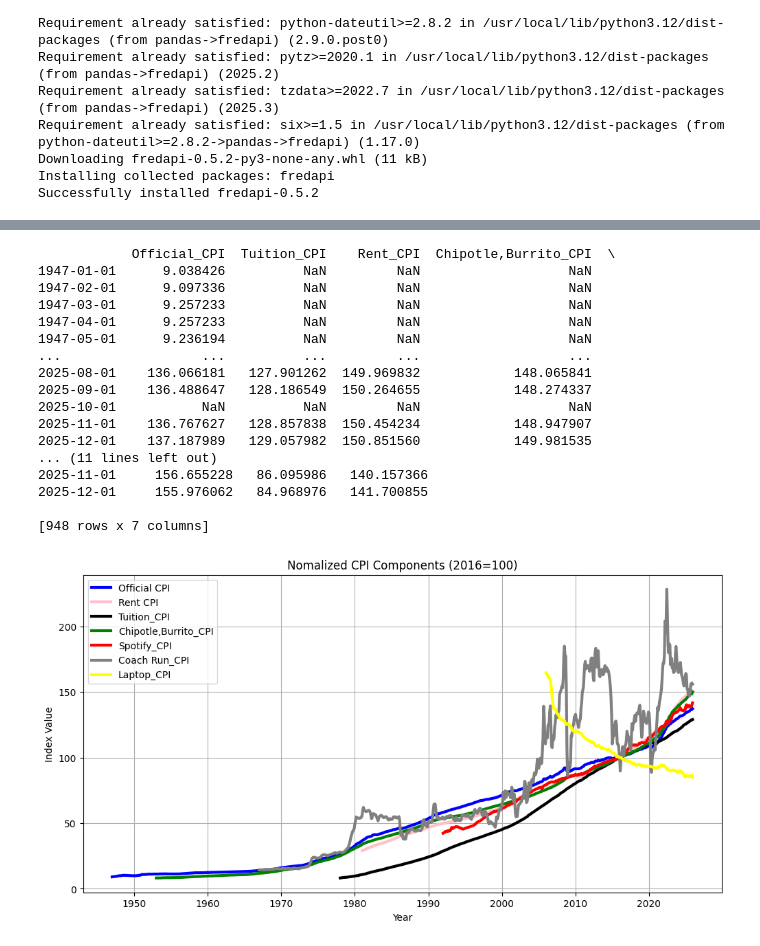
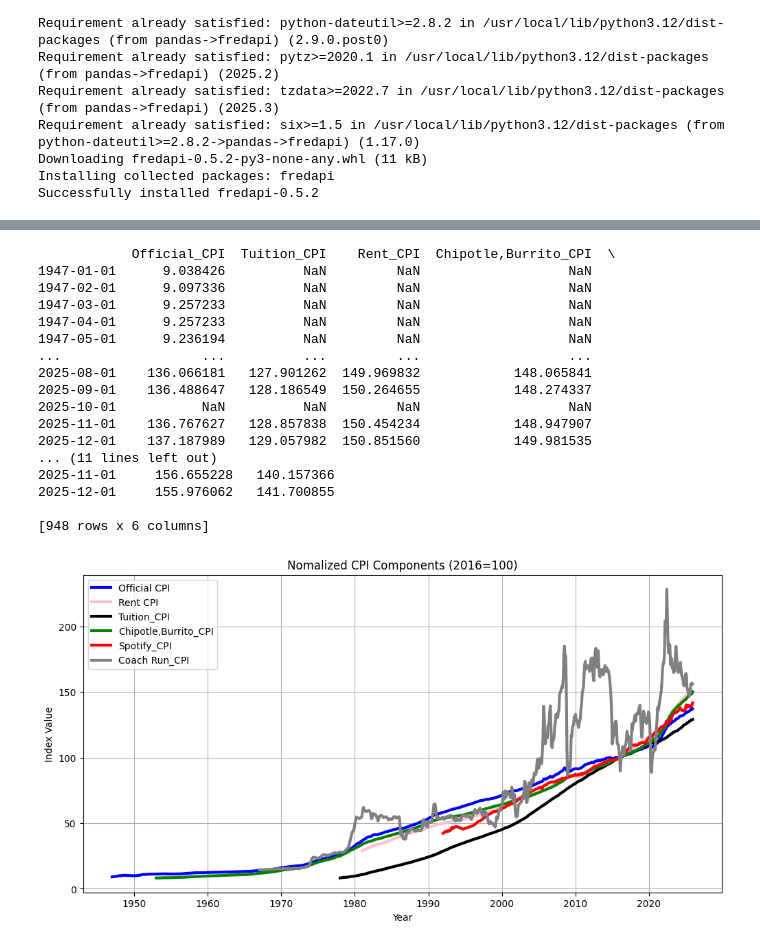
Before and after one commit to shuangquan-li-con/ECON5200-37499-Applied-Data-Analytics-in-Economics, a Jupyter notebook: econ_5200_assignment_1.ipynb, the cells around one changed output, grey strips where cells are left out. Saved outputs shown, nothing was run; the diff lists cells and outputs as text; code cells hidden in the pictures.

```diff
--- a/econ_5200_assignment_1.ipynb
+++ b/econ_5200_assignment_1.ipynb
@@ -56,7 +53,6 @@ df=pd.DataFrame({
     'Rent_CPI':rent,
     'Chipotle,Burrito_CPI':chipotle_burrito,
     'Coach Run_CPI':coach_run,
-    'Laptop_CPI':laptop,
     'Spotify_CPI':spotify
 })
 # %%
@@ -102,30 +98,29 @@ print(Value_Index)
 2025-11-01    136.767627   128.857838  150.454234            148.947907
 2025-12-01    137.187989   129.057982  150.851560            149.981535
 ... (11 lines left out)
-2025-11-01     156.655228   86.095986   140.157366
-2025-12-01     155.976062   84.968976   141.700855
+2025-11-01     156.655228   140.157366
+2025-12-01     155.976062   141.700855
 
-[948 rows x 7 columns]
+[948 rows x 6 columns]
 # %%
 import matplotlib.pyplot as plt
 import seaborn as sns
 # %%
 plt.figure(figsize=(12,6))
 plt.plot(Value_Index.index,Value_Index['Official_CPI'],label='Official CPI',color='blue',linewidth=3)
 plt.plot(Value_Index.index,Value_Index['Rent_CPI'],label='Rent CPI',color='pink',linewidth=3)
 plt.plot(Value_Index.index,Value_Index['Tuition_CPI'],label='Tuition_CPI',color='black',linewidth=3)
 plt.plot(Value_Index.index,Value_Index['Chipotle,Burrito_CPI'],label='Chipotle,Burrito_CPI',color='green',linewidth=3)
 plt.plot(Value_Index.index,Value_Index['Spotify_CPI'],label='Spotify_CPI',color='red',linewidth=3)
 plt.plot(Value_Index.index,Value_Index['Coach Run_CPI'],label='Coach Run_CPI',color='grey',linewidth=3)
-plt.plot(Value_Index.index,Value_Index['Laptop_CPI'],label='Laptop_CPI',color='yellow',linewidth=3)
 plt.title('Nomalized CPI Components (2016=100)')
 plt.xlabel('Year')
 plt.ylabel('Index Value')
 plt.legend()
 plt.grid(True)
 plt.show()
 # %% [output]
-[figure, old version]
+[figure, new version]
 # %%
 weigths = {
     'Tuition_CPI':0.40,
```
Also changed, not shown: parts of 9 cells of this notebook.
